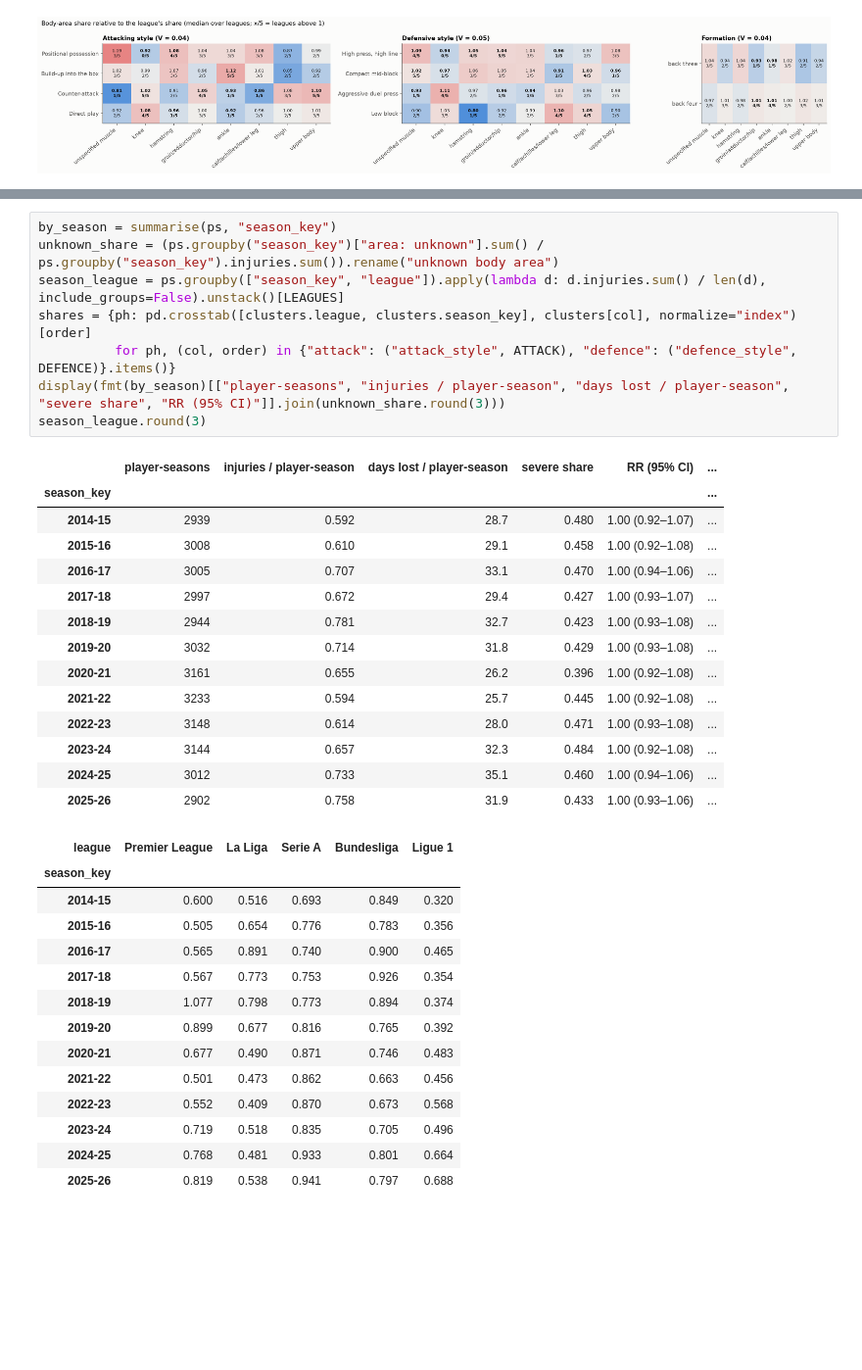
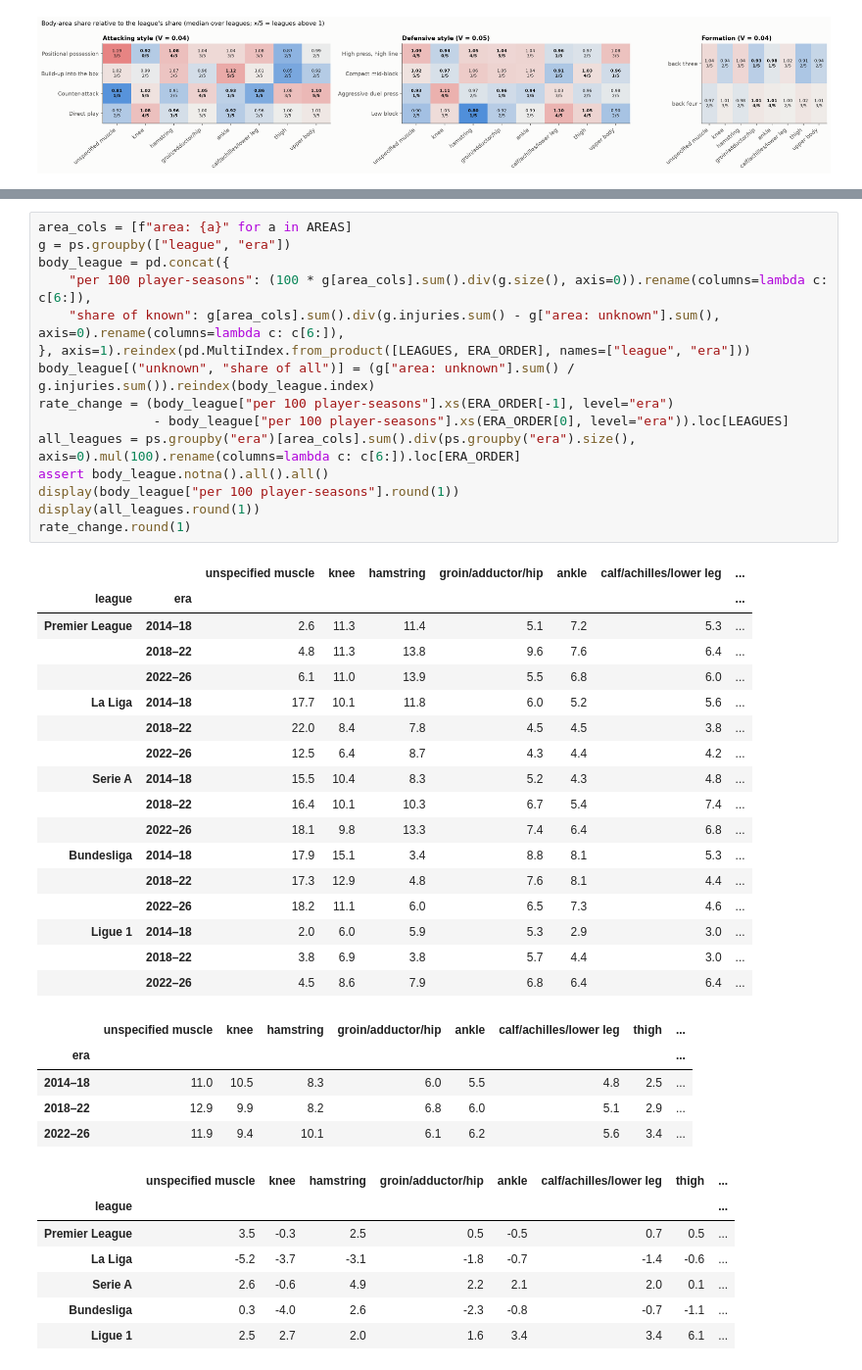
Before and after one commit to Mohammad99Shweiki/football-injuries, a Jupyter notebook: notebooks/05_injury_analysis.ipynb, the cells around one changed output, grey strips where cells are left out. Shown at 98% size. Saved outputs shown, nothing was run; the diff lists cells and outputs as text; blank space fills up the shorter version.

```diff
--- a/notebooks/05_injury_analysis.ipynb
+++ b/notebooks/05_injury_analysis.ipynb
@@ -538,38 +537,46 @@ defensive style per league over the seasons. Raw season rates mix real change wi
 # %%
-by_season = summarise(ps, "season_key")
-unknown_share = (ps.groupby("season_key")["area: unknown"].sum() / ps.groupby("season_key").injuries.sum()).rename("unknown body area")
-season_league = ps.groupby(["season_key", "league"]).apply(lambda d: d.injuries.sum() / len(d), include_groups=False).unstack()[LEAGUES]
-shares = {ph: pd.crosstab([clusters.league, clusters.season_key], clusters[col], normalize="index")[order]
-          for ph, (col, order) in {"attack": ("attack_style", ATTACK), "defence": ("defence_style", DEFENCE)}.items()}
-display(fmt(by_season)[["player-seasons", "injuries / player-season", "days lost / player-season", "severe share", "RR (95% CI)"]].join(unknown_share.round(3)))
-season_league.round(3)
+area_cols = [f"area: {a}" for a in AREAS]
+g = ps.groupby(["league", "era"])
+body_league = pd.concat({
+    "per 100 player-seasons": (100 * g[area_cols].sum().div(g.size(), axis=0)).rename(columns=lambda c: c[6:]),
+    "share of known": g[area_cols].sum().div(g.injuries.sum() - g["area: unknown"].sum(), axis=0).rename(columns=lambda c: c[6:]),
+}, axis=1).reindex(pd.MultiIndex.from_product([LEAGUES, ERA_ORDER], names=["league", "era"]))
+body_league[("unknown", "share of all")] = (g["area: unknown"].sum() / g.injuries.sum()).reindex(body_league.index)
+rate_change = (body_league["per 100 player-seasons"].xs(ERA_ORDER[-1], level="era")
+               - body_league["per 100 player-seasons"].xs(ERA_ORDER[0], level="era")).loc[LEAGUES]
+all_leagues = ps.groupby("era")[area_cols].sum().div(ps.groupby("era").size(), axis=0).mul(100).rename(columns=lambda c: c[6:]).loc[ERA_ORDER]
+assert body_league.notna().all().all()
+display(body_league["per 100 player-seasons"].round(1))
+display(all_leagues.round(1))
+rate_change.round(1)
 # %% [output]
-|  | player-seasons | injuries / player-season | days lost / player-season | severe share | RR (95% CI) | ... |
-| season_key |  |  |  |  |  | ... |
-| 2014-15 | 2939 | 0.592 | 28.7 | 0.480 | 1.00 (0.92–1.07) | ... |
-| 2015-16 | 3008 | 0.610 | 29.1 | 0.458 | 1.00 (0.92–1.08) | ... |
-| 2016-17 | 3005 | 0.707 | 33.1 | 0.470 | 1.00 (0.94–1.06) | ... |
-| 2017-18 | 2997 | 0.672 | 29.4 | 0.427 | 1.00 (0.93–1.07) | ... |
-| 2018-19 | 2944 | 0.781 | 32.7 | 0.423 | 1.00 (0.93–1.08) | ... |
-| 2019-20 | 3032 | 0.714 | 31.8 | 0.429 | 1.00 (0.93–1.08) | ... |
-| 2020-21 | 3161 | 0.655 | 26.2 | 0.396 | 1.00 (0.92–1.08) | ... |
-| 2021-22 | 3233 | 0.594 | 25.7 | 0.445 | 1.00 (0.92–1.08) | ... |
-| 2022-23 | 3148 | 0.614 | 28.0 | 0.471 | 1.00 (0.93–1.08) | ... |
-| 2023-24 | 3144 | 0.657 | 32.3 | 0.484 | 1.00 (0.92–1.08) | ... |
-| 2024-25 | 3012 | 0.733 | 35.1 | 0.460 | 1.00 (0.94–1.06) | ... |
-| 2025-26 | 2902 | 0.758 | 31.9 | 0.433 | 1.00 (0.93–1.06) | ... |
+|  |  | unspecified muscle | knee | hamstring | groin/adductor/hip | ankle | calf/achilles/lower leg | ... |
+| league | era |  |  |  |  |  |  | ... |
+| Premier League | 2014–18 | 2.6 | 11.3 | 11.4 | 5.1 | 7.2 | 5.3 | ... |
+|  | 2018–22 | 4.8 | 11.3 | 13.8 | 9.6 | 7.6 | 6.4 | ... |
+|  | 2022–26 | 6.1 | 11.0 | 13.9 | 5.5 | 6.8 | 6.0 | ... |
+| La Liga | 2014–18 | 17.7 | 10.1 | 11.8 | 6.0 | 5.2 | 5.6 | ... |
+|  | 2018–22 | 22.0 | 8.4 | 7.8 | 4.5 | 4.5 | 3.8 | ... |
+|  | 2022–26 | 12.5 | 6.4 | 8.7 | 4.3 | 4.4 | 4.2 | ... |
+| Serie A | 2014–18 | 15.5 | 10.4 | 8.3 | 5.2 | 4.3 | 4.8 | ... |
+|  | 2018–22 | 16.4 | 10.1 | 10.3 | 6.7 | 5.4 | 7.4 | ... |
+|  | 2022–26 | 18.1 | 9.8 | 13.3 | 7.4 | 6.4 | 6.8 | ... |
+| Bundesliga | 2014–18 | 17.9 | 15.1 | 3.4 | 8.8 | 8.1 | 5.3 | ... |
+|  | 2018–22 | 17.3 | 12.9 | 4.8 | 7.6 | 8.1 | 4.4 | ... |
+|  | 2022–26 | 18.2 | 11.1 | 6.0 | 6.5 | 7.3 | 4.6 | ... |
+| Ligue 1 | 2014–18 | 2.0 | 6.0 | 5.9 | 5.3 | 2.9 | 3.0 | ... |
+|  | 2018–22 | 3.8 | 6.9 | 3.8 | 5.7 | 4.4 | 3.0 | ... |
+|  | 2022–26 | 4.5 | 8.6 | 7.9 | 6.8 | 6.4 | 6.4 | ... |
-| league | Premier League | La Liga | Serie A | Bundesliga | Ligue 1 |
-| season_key |  |  |  |  |  |
-| 2014-15 | 0.600 | 0.516 | 0.693 | 0.849 | 0.320 |
-| 2015-16 | 0.505 | 0.654 | 0.776 | 0.783 | 0.356 |
-| 2016-17 | 0.565 | 0.891 | 0.740 | 0.900 | 0.465 |
-| 2017-18 | 0.567 | 0.773 | 0.753 | 0.926 | 0.354 |
-| 2018-19 | 1.077 | 0.798 | 0.773 | 0.894 | 0.374 |
-| 2019-20 | 0.899 | 0.677 | 0.816 | 0.765 | 0.392 |
-| 2020-21 | 0.677 | 0.490 | 0.871 | 0.746 | 0.483 |
-| 2021-22 | 0.501 | 0.473 | 0.862 | 0.663 | 0.456 |
-| 2022-23 | 0.552 | 0.409 | 0.870 | 0.673 | 0.568 |
-| 2023-24 | 0.719 | 0.518 | 0.835 | 0.705 | 0.496 |
-| 2024-25 | 0.768 | 0.481 | 0.933 | 0.801 | 0.664 |
-| 2025-26 | 0.819 | 0.538 | 0.941 | 0.797 | 0.688 |
+|  | unspecified muscle | knee | hamstring | groin/adductor/hip | ankle | calf/achilles/lower leg | thigh | ... |
+| era |  |  |  |  |  |  |  | ... |
+| 2014–18 | 11.0 | 10.5 | 8.3 | 6.0 | 5.5 | 4.8 | 2.5 | ... |
+| 2018–22 | 12.9 | 9.9 | 8.2 | 6.8 | 6.0 | 5.1 | 2.9 | ... |
+| 2022–26 | 11.9 | 9.4 | 10.1 | 6.1 | 6.2 | 5.6 | 3.4 | ... |
+|  | unspecified muscle | knee | hamstring | groin/adductor/hip | ankle | calf/achilles/lower leg | thigh | ... |
+| league |  |  |  |  |  |  |  | ... |
+| Premier League | 3.5 | -0.3 | 2.5 | 0.5 | -0.5 | 0.7 | 0.5 | ... |
+| La Liga | -5.2 | -3.7 | -3.1 | -1.8 | -0.7 | -1.4 | -0.6 | ... |
+| Serie A | 2.6 | -0.6 | 4.9 | 2.2 | 2.1 | 2.0 | 0.1 | ... |
+| Bundesliga | 0.3 | -4.0 | 2.6 | -2.3 | -0.8 | -0.7 | -1.1 | ... |
+| Ligue 1 | 2.5 | 2.7 | 2.0 | 1.6 | 3.4 | 3.4 | 6.1 | ... |
 # %%
```
Also changed, not shown: parts of 61 cells of this notebook, 14 other files.
